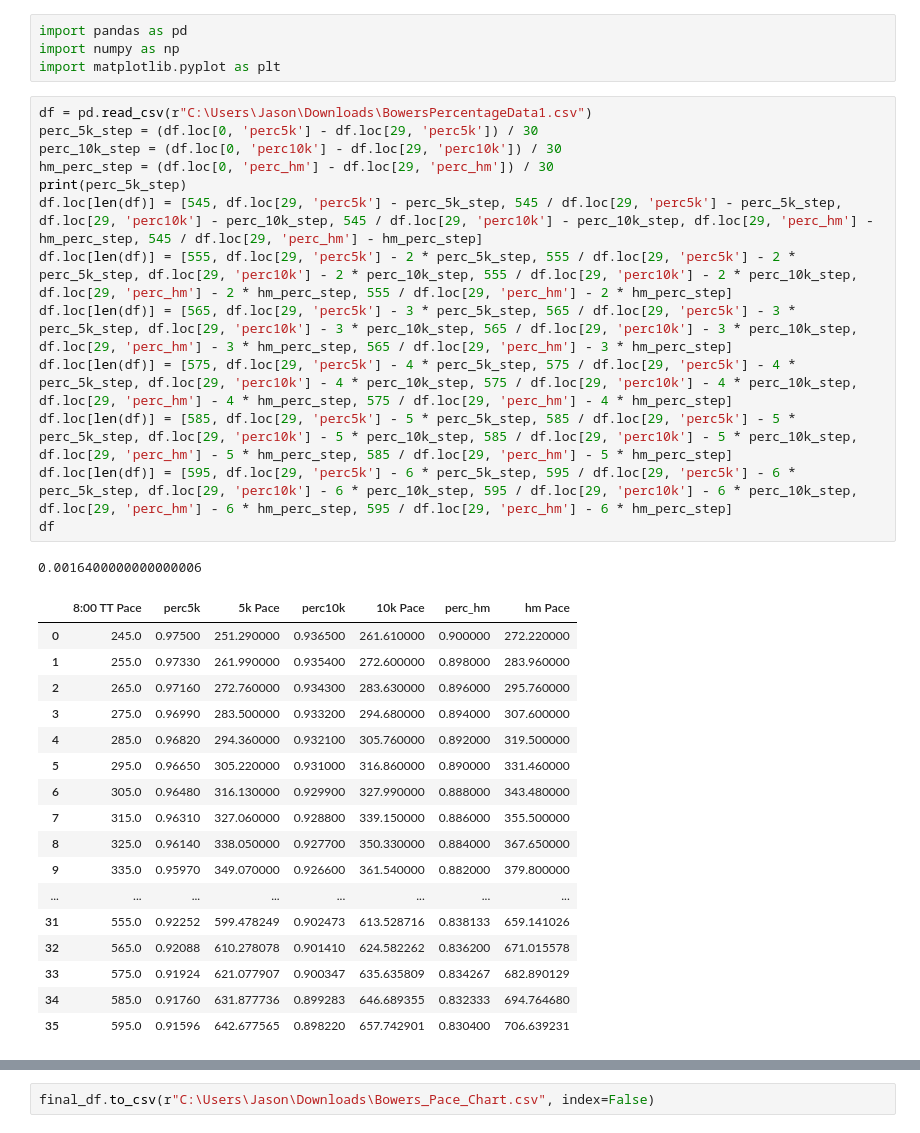
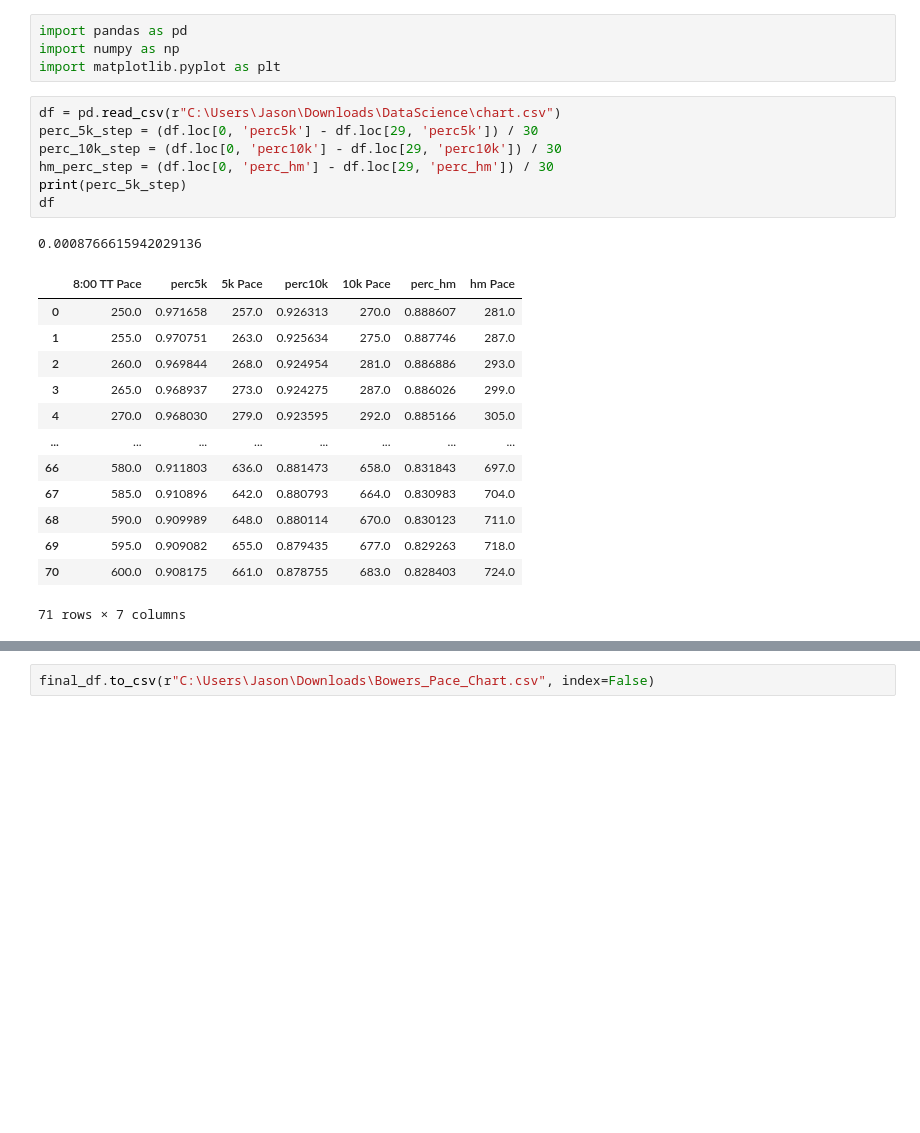
Before and after one commit to 415jason/Bowers-Pace-Chart, a Jupyter notebook: BowersPaceChart.ipynb, the cells around one changed output, grey strips where cells are left out. Cells and saved outputs as stored; diff of their text form; blank space fills up the shorter version.

```diff
--- a/BowersPaceChart.ipynb
+++ b/BowersPaceChart.ipynb
@@ -3,37 +3,27 @@ import pandas as pd
 import numpy as np
 import matplotlib.pyplot as plt
 # %%
-df = pd.read_csv(r"C:\Users\Jason\Downloads\BowersPercentageData1.csv")
+df = pd.read_csv(r"C:\Users\Jason\Downloads\DataScience\chart.csv")
 perc_5k_step = (df.loc[0, 'perc5k'] - df.loc[29, 'perc5k']) / 30
 perc_10k_step = (df.loc[0, 'perc10k'] - df.loc[29, 'perc10k']) / 30
 hm_perc_step = (df.loc[0, 'perc_hm'] - df.loc[29, 'perc_hm']) / 30
 print(perc_5k_step)
-df.loc[len(df)] = [545, df.loc[29, 'perc5k'] - perc_5k_step, 545 / df.loc[29, 'perc5k'] - perc_5k_step, df.loc[29, 'perc10k'] - perc_10k_step, 545 / df.loc[29, 'perc10k'] - perc_10k_step, df.loc[29, 'perc_hm'] - hm_perc_step, 545 / df.loc[29, 'perc_hm'] - hm_perc_step]
-df.loc[len(df)] = [555, df.loc[29, 'perc5k'] - 2 * perc_5k_step, 555 / df.loc[29, 'perc5k'] - 2 * perc_5k_step, df.loc[29, 'perc10k'] - 2 * perc_10k_step, 555 / df.loc[29, 'perc10k'] - 2 * perc_10k_step, df.loc[29, 'perc_hm'] - 2 * hm_perc_step, 555 / df.loc[29, 'perc_hm'] - 2 * hm_perc_step]
-df.loc[len(df)] = [565, df.loc[29, 'perc5k'] - 3 * perc_5k_step, 565 / df.loc[29, 'perc5k'] - 3 * perc_5k_step, df.loc[29, 'perc10k'] - 3 * perc_10k_step, 565 / df.loc[29, 'perc10k'] - 3 * perc_10k_step, df.loc[29, 'perc_hm'] - 3 * hm_perc_step, 565 / df.loc[29, 'perc_hm'] - 3 * hm_perc_step]
-df.loc[len(df)] = [575, df.loc[29, 'perc5k'] - 4 * perc_5k_step, 575 / df.loc[29, 'perc5k'] - 4 * perc_5k_step, df.loc[29, 'perc10k'] - 4 * perc_10k_step, 575 / df.loc[29, 'perc10k'] - 4 * perc_10k_step, df.loc[29, 'perc_hm'] - 4 * hm_perc_step, 575 / df.loc[29, 'perc_hm'] - 4 * hm_perc_step]
-df.loc[len(df)] = [585, df.loc[29, 'perc5k'] - 5 * perc_5k_step, 585 / df.loc[29, 'perc5k'] - 5 * perc_5k_step, df.loc[29, 'perc10k'] - 5 * perc_10k_step, 585 / df.loc[29, 'perc10k'] - 5 * perc_10k_step, df.loc[29, 'perc_hm'] - 5 * hm_perc_step, 585 / df.loc[29, 'perc_hm'] - 5 * hm_perc_step]
-df.loc[len(df)] = [595, df.loc[29, 'perc5k'] - 6 * perc_5k_step, 595 / df.loc[29, 'perc5k'] - 6 * perc_5k_step, df.loc[29, 'perc10k'] - 6 * perc_10k_step, 595 / df.loc[29, 'perc10k'] - 6 * perc_10k_step, df.loc[29, 'perc_hm'] - 6 * hm_perc_step, 595 / df.loc[29, 'perc_hm'] - 6 * hm_perc_step]
 df
 # %% [output]
-0.0016400000000000006
+0.0008766615942029136
 |  | 8:00 TT Pace | perc5k | 5k Pace | perc10k | 10k Pace | perc_hm | hm Pace |
-| 0 | 245.0 | 0.97500 | 251.290000 | 0.936500 | 261.610000 | 0.900000 | 272.220000 |
-| 1 | 255.0 | 0.97330 | 261.990000 | 0.935400 | 272.600000 | 0.898000 | 283.960000 |
-| 2 | 265.0 | 0.97160 | 272.760000 | 0.934300 | 283.630000 | 0.896000 | 295.760000 |
-| 3 | 275.0 | 0.96990 | 283.500000 | 0.933200 | 294.680000 | 0.894000 | 307.600000 |
-| 4 | 285.0 | 0.96820 | 294.360000 | 0.932100 | 305.760000 | 0.892000 | 319.500000 |
-| 5 | 295.0 | 0.96650 | 305.220000 | 0.931000 | 316.860000 | 0.890000 | 331.460000 |
-| 6 | 305.0 | 0.96480 | 316.130000 | 0.929900 | 327.990000 | 0.888000 | 343.480000 |
-| 7 | 315.0 | 0.96310 | 327.060000 | 0.928800 | 339.150000 | 0.886000 | 355.500000 |
-| 8 | 325.0 | 0.96140 | 338.050000 | 0.927700 | 350.330000 | 0.884000 | 367.650000 |
-| 9 | 335.0 | 0.95970 | 349.070000 | 0.926600 | 361.540000 | 0.882000 | 379.800000 |
+| 0 | 250.0 | 0.971658 | 257.0 | 0.926313 | 270.0 | 0.888607 | 281.0 |
+| 1 | 255.0 | 0.970751 | 263.0 | 0.925634 | 275.0 | 0.887746 | 287.0 |
+| 2 | 260.0 | 0.969844 | 268.0 | 0.924954 | 281.0 | 0.886886 | 293.0 |
+| 3 | 265.0 | 0.968937 | 273.0 | 0.924275 | 287.0 | 0.886026 | 299.0 |
+| 4 | 270.0 | 0.968030 | 279.0 | 0.923595 | 292.0 | 0.885166 | 305.0 |
 | ... | ... | ... | ... | ... | ... | ... | ... |
-| 31 | 555.0 | 0.92252 | 599.478249 | 0.902473 | 613.528716 | 0.838133 | 659.141026 |
-| 32 | 565.0 | 0.92088 | 610.278078 | 0.901410 | 624.582262 | 0.836200 | 671.015578 |
-| 33 | 575.0 | 0.91924 | 621.077907 | 0.900347 | 635.635809 | 0.834267 | 682.890129 |
-| 34 | 585.0 | 0.91760 | 631.877736 | 0.899283 | 646.689355 | 0.832333 | 694.764680 |
-| 35 | 595.0 | 0.91596 | 642.677565 | 0.898220 | 657.742901 | 0.830400 | 706.639231 |
+| 66 | 580.0 | 0.911803 | 636.0 | 0.881473 | 658.0 | 0.831843 | 697.0 |
+| 67 | 585.0 | 0.910896 | 642.0 | 0.880793 | 664.0 | 0.830983 | 704.0 |
+| 68 | 590.0 | 0.909989 | 648.0 | 0.880114 | 670.0 | 0.830123 | 711.0 |
+| 69 | 595.0 | 0.909082 | 655.0 | 0.879435 | 677.0 | 0.829263 | 718.0 |
+| 70 | 600.0 | 0.908175 | 661.0 | 0.878755 | 683.0 | 0.828403 | 724.0 |
+71 rows × 7 columns
 # %%
 df['8:00 TT Pace'] = (round(df['8:00 TT Pace'])).astype(int)
 df['5k Pace'] = (round(df['5k Pace'])).astype(int)
```
Also changed, not shown: parts of 4 cells of this notebook, 1 other file.
